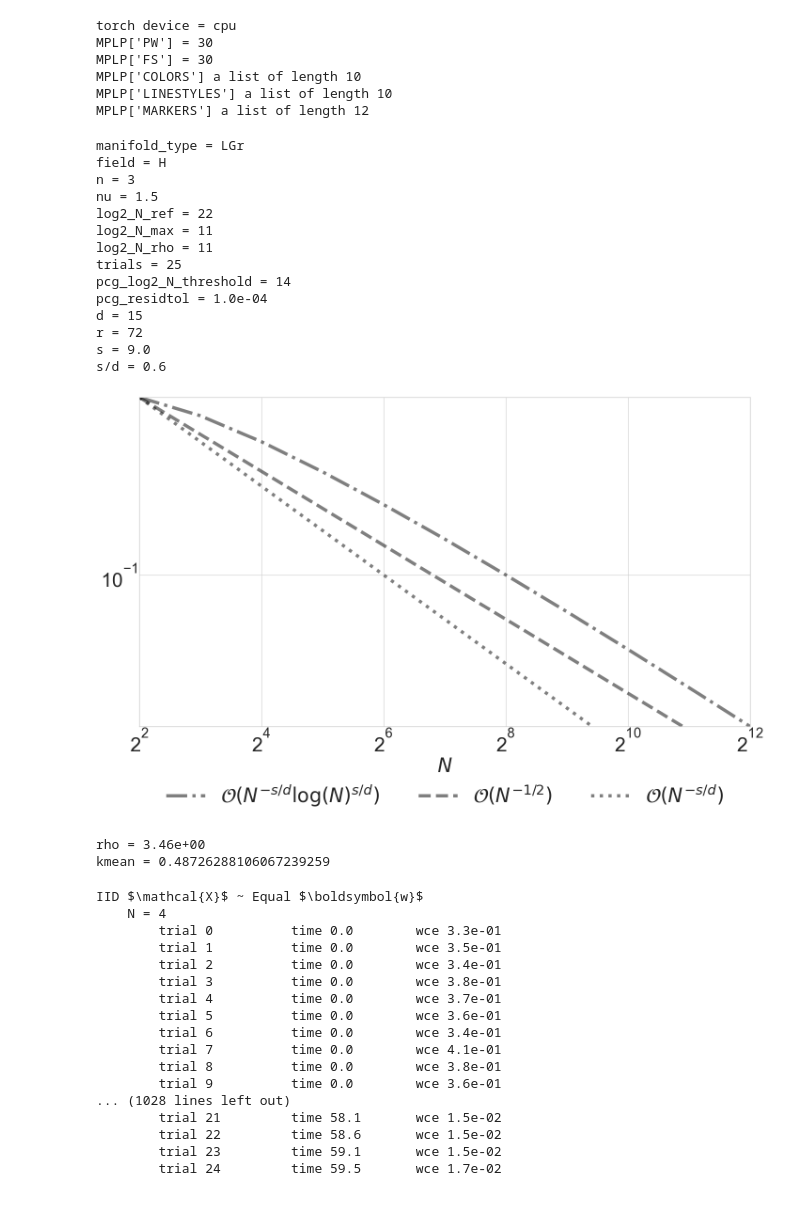
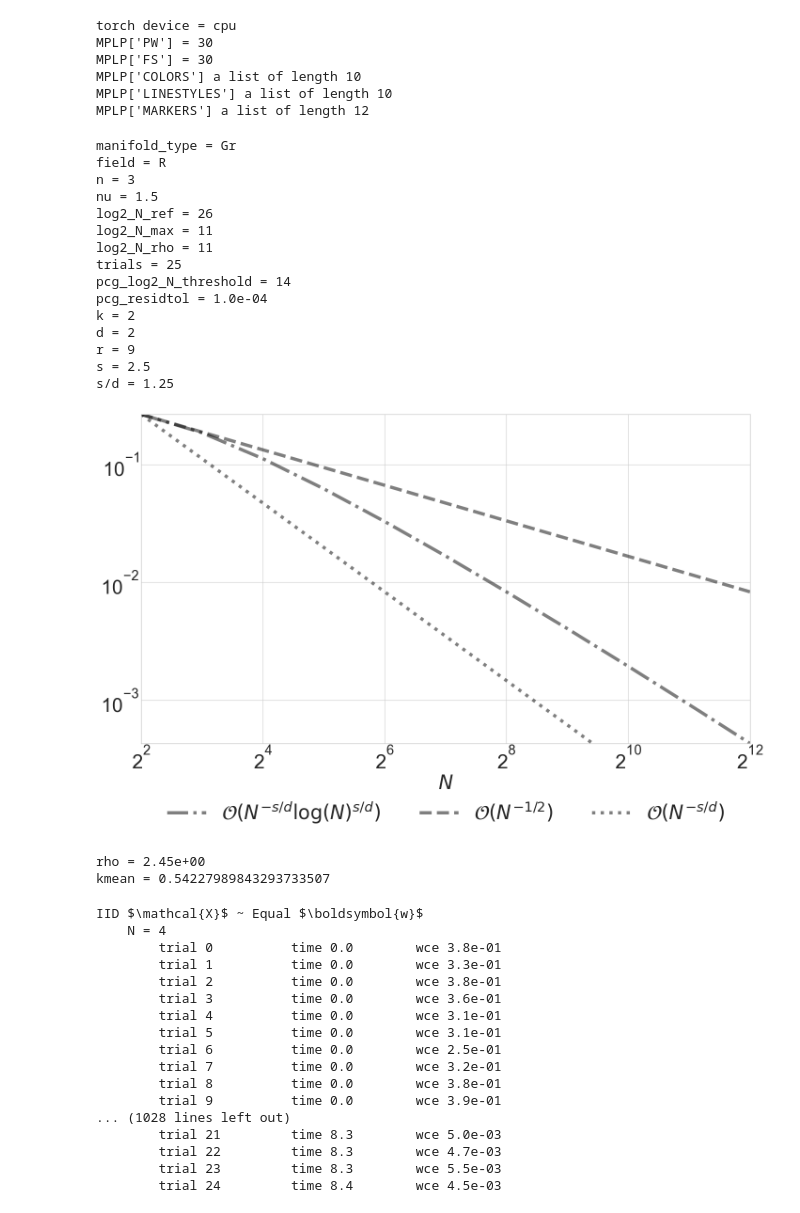
Before and after one commit to alegresor/rmatqmcpy, a Jupyter notebook: docs/examples/opt_rates.matern.ipynb, the cells around one changed output. Drawn from its saved outputs; the diff is of its cells as text; code cells hidden in the pictures.

```diff
--- a/docs/examples/opt_rates.matern.ipynb
+++ b/docs/examples/opt_rates.matern.ipynb
@@ -24,11 +24,11 @@ MPLP['COLORS'] a list of length 10
 MPLP['LINESTYLES'] a list of length 10
 MPLP['MARKERS'] a list of length 12
 # %%
-manifold_type = "LGr" # Stiefel, Gr, flag, LGr
-field = "H" # R,C,H
+manifold_type = "Gr" # Stiefel, Gr, flag, LGr
+field = "R" # R,C,H
 n = 3 # 3,6
 nu = 3/2 # 3/2,9/2
-log2_N_ref = 22 # 26,24
+log2_N_ref = 26 # 26,24
 log2_N_max = 11
 log2_N_rho = 11
 trials = 25
@@ -138,41 +138,42 @@ s = nu+d/2
 print("d = %d"%d)
 print("r = %d"%r)
 print("s = %s"%s)
 print("s/d = %s"%(s/d))
 fig,ax = pyplot.subplots(nrows=1,ncols=1,figsize=(MPLP["PW"]/2,MPLP["PW"]/2/1.5),sharex=True,sharey=False)
 N_plot = 2**np.arange(2,13)
 primary_trend = N_plot**(-s/d)*np.log(N_plot)**(s/d)
 ax.plot(N_plot,primary_trend,color="k",alpha=0.5,linestyle="dashdot",label=r"$\mathcal{O}(N^{-s/d} \log(N)^{s/d})$")
 ax.set_yscale("log",base=10)
 ax.set_xscale("log",base=2)
 xmin,xmax = [N_plot[0],N_plot[-1]]
 # xmin,xmax = ax.get_xlim()
 ymin,ymax = primary_trend.min(),primary_trend.max()
 # ymin,ymax = ax.get_ylim()
 ax.set_xlim([xmin,xmax])
 ax.set_ylim([ymin,ymax])
 ax.axline([xmin,ymax],[2*xmin,2**(-1/2)*ymax],color="k",alpha=0.5,label=r"$\mathcal{O}(N^{-1/2})$",linestyle="dashed")
 ax.axline([xmin,ymax],[2*xmin,2**(-s/d)*ymax],color="k",alpha=0.5,label=r"$\mathcal{O}(N^{-s/d})$",linestyle="dotted")
 ax.legend(frameon=False,ncols=4,loc="lower center",bbox_to_anchor=(.5,-.3))
 ax.set_xlabel(r"$N$")
 fig.tight_layout()
 del N_plot,primary_trend
 # %% [output]
-manifold_type = LGr
-field = H
+manifold_type = Gr
+field = R
 n = 3
 nu = 1.5
-log2_N_ref = 22
+log2_N_ref = 26
 log2_N_max = 11
 log2_N_rho = 11
 trials = 25
 pcg_log2_N_threshold = 14
 pcg_residtol = 1.0e-04
-d = 15
-r = 72
-s = 9.0
-s/d = 0.6
+k = 2
+d = 2
+r = 9
+s = 2.5
+s/d = 1.25
-[figure, old version]
+[figure, new version]
 # %%
 x_ref = rand_manifold(N=2**0,n=n,seed=107,qp_unif_gen=qp.Net)
 y_ref = rand_manifold(N=2**log2_N_ref,n=n,seed=101,qp_unif_gen=qp.Net)
@@ -185,8 +186,8 @@ kmean = kernel(x_ref[:,None,:,:],y_ref[None,:,:,:]).mean().item()
 print("kmean = %.20f"%kmean)
 del x_ref,y_ref,N_rho,fnorms
 # %% [output]
-rho = 3.46e+00
-kmean = 0.48726288106067239259
+rho = 2.45e+00
+kmean = 0.54227989843293733507
 # %%
 genf_ld_optw_decomp = [
     [r"IID $\mathcal{X}$ ~ Equal $\boldsymbol{w}$",     False,      False,      "default"],
@@ -222,21 +223,21 @@ for i,(key,ld,optw,decomp) in enumerate(genf_ld_optw_decomp):
 # %% [output]
 IID $\mathcal{X}$ ~ Equal $\boldsymbol{w}$
     N = 4
-        trial 0          time 0.0        wce 3.3e-01
-        trial 1          time 0.0        wce 3.5e-01
-        trial 2          time 0.0        wce 3.4e-01
-        trial 3          time 0.0        wce 3.8e-01
-        trial 4          time 0.0        wce 3.7e-01
-        trial 5          time 0.0        wce 3.6e-01
-        trial 6          time 0.0        wce 3.4e-01
-        trial 7          time 0.0        wce 4.1e-01
+        trial 0          time 0.0        wce 3.8e-01
+        trial 1          time 0.0        wce 3.3e-01
+        trial 2          time 0.0        wce 3.8e-01
+        trial 3          time 0.0        wce 3.6e-01
+        trial 4          time 0.0        wce 3.1e-01
+        trial 5          time 0.0        wce 3.1e-01
+        trial 6          time 0.0        wce 2.5e-01
+        trial 7          time 0.0        wce 3.2e-01
         trial 8          time 0.0        wce 3.8e-01
-        trial 9          time 0.0        wce 3.6e-01
+        trial 9          time 0.0        wce 3.9e-01
 ... (1028 lines left out)
-        trial 21         time 58.1       wce 1.5e-02
-        trial 22         time 58.6       wce 1.5e-02
-        trial 23         time 59.1       wce 1.5e-02
-        trial 24         time 59.5       wce 1.7e-02
+        trial 21         time 8.3        wce 5.0e-03
+        trial 22         time 8.3        wce 4.7e-03
+        trial 23         time 8.3        wce 5.5e-03
+        trial 24         time 8.4        wce 4.5e-03
 # %%
 def genflag_opt_x_w(
         N,
```
Also changed, not shown: parts of 2 cells of this notebook, 1 other file.
